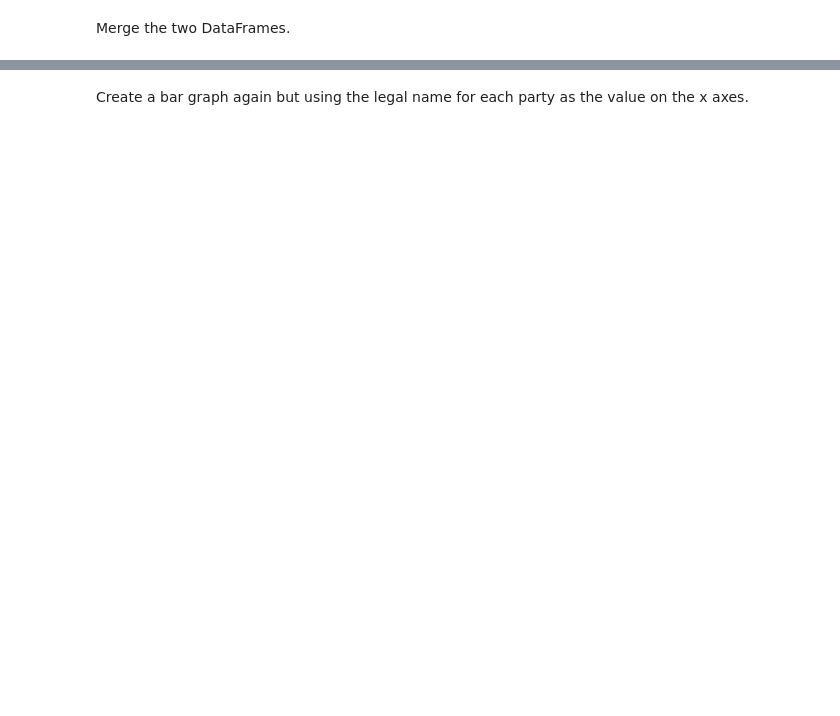
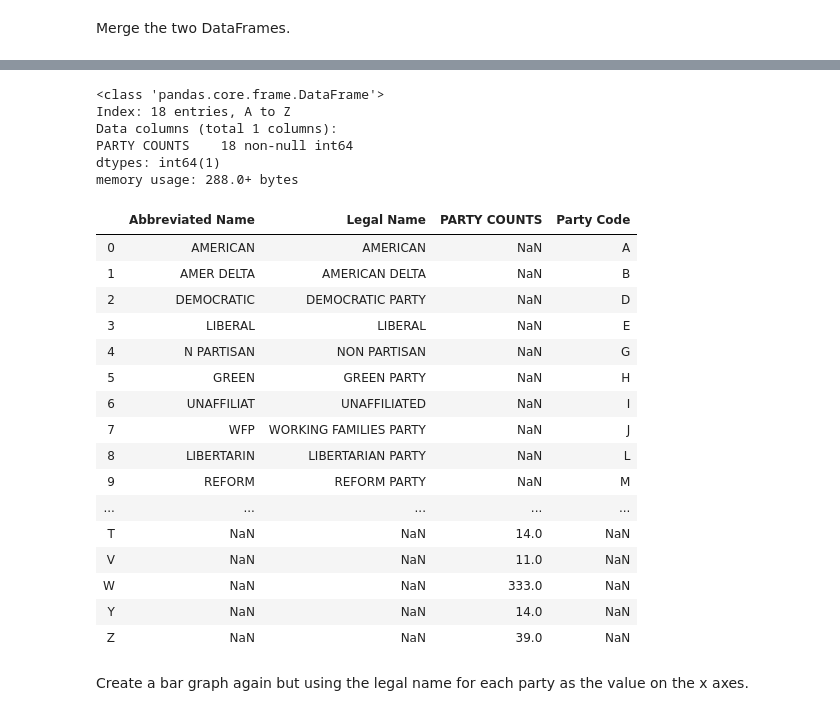
Before and after one commit to AmitSamra/DataEngineering.Labs.RegisteredVotersFileWilmingtonDE, a Jupyter notebook: wilmington_de_registered_voters.ipynb, the cells around one changed output, grey strips where cells are left out. Saved outputs shown, nothing was run; the diff lists cells and outputs as text; code cells hidden in the pictures; blank space fills up the shorter version.

Commit message:
Merge/concat not working

```diff
--- a/wilmington_de_registered_voters.ipynb
+++ b/wilmington_de_registered_voters.ipynb
@@ -260,0 +239,3 @@ dtype: int64
+# %%
+size_party = grouped_party.size()
+size_party
@@ -404,3 +406,5 @@ df_legal_names
 Create a Pandas DataFrame that contains the Party code and the corresponding number of registered voters for said party.
 # %%
 # Create DataFrame df_party_counts here
+df_party_counts = pd.DataFrame(size_party)
+df_party_counts
@@ -407,2 +430,4 @@ Create a Pandas DataFrame that contains the Party code and the corresponding num
+# %%
+df_party_counts = df_party_counts.rename(columns={0: "PARTY COUNTS"})
 # %%
 # df_party_counts
@@ -411,2 +467,34 @@ Merge the two DataFrames.
+# %%
+df_party_counts.info()
+# %% [output]
+<class 'pandas.core.frame.DataFrame'>
+Index: 18 entries, A to Z
+Data columns (total 1 columns):
+PARTY COUNTS    18 non-null int64
+dtypes: int64(1)
+memory usage: 288.0+ bytes
+# %%
+# Merge DataFrame here
+#df_merged = df_legal_names(df_party_counts, left_on='Party Code', right_on='PARTY')
+df_merged = pd.concat([df_legal_names, df_party_counts], sort=True)
 # %%
-# Merge DataFrame here
+# Display new DataFrame here
+df_merged
+# %% [output]
+|  | Abbreviated Name | Legal Name | PARTY COUNTS | Party Code |
+| 0 | AMERICAN | AMERICAN | NaN | A |
+| 1 | AMER DELTA | AMERICAN DELTA | NaN | B |
+| 2 | DEMOCRATIC | DEMOCRATIC PARTY | NaN | D |
+| 3 | LIBERAL | LIBERAL | NaN | E |
+| 4 | N PARTISAN | NON PARTISAN | NaN | G |
+| 5 | GREEN | GREEN PARTY | NaN | H |
+| 6 | UNAFFILIAT | UNAFFILIATED | NaN | I |
+| 7 | WFP | WORKING FAMILIES PARTY | NaN | J |
+| 8 | LIBERTARIN | LIBERTARIAN PARTY | NaN | L |
+| 9 | REFORM | REFORM PARTY | NaN | M |
+| ... | ... | ... | ... | ... |
+| T | NaN | NaN | 14.0 | NaN |
+| V | NaN | NaN | 11.0 | NaN |
+| W | NaN | NaN | 333.0 | NaN |
+| Y | NaN | NaN | 14.0 | NaN |
+| Z | NaN | NaN | 39.0 | NaN |
```
Also changed, not shown: parts of 11 cells of this notebook.
